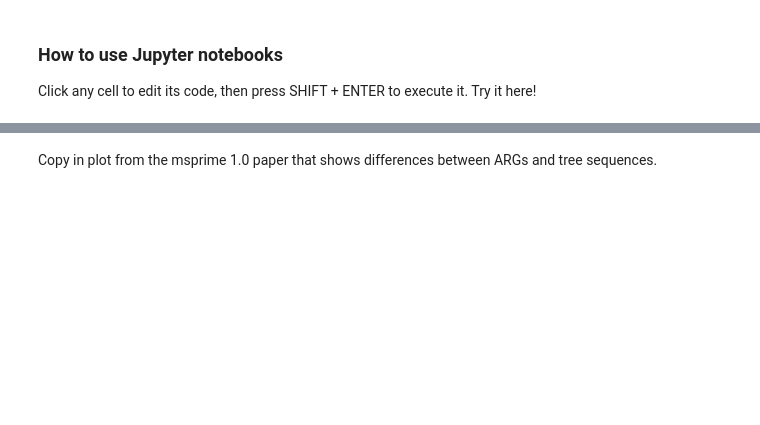
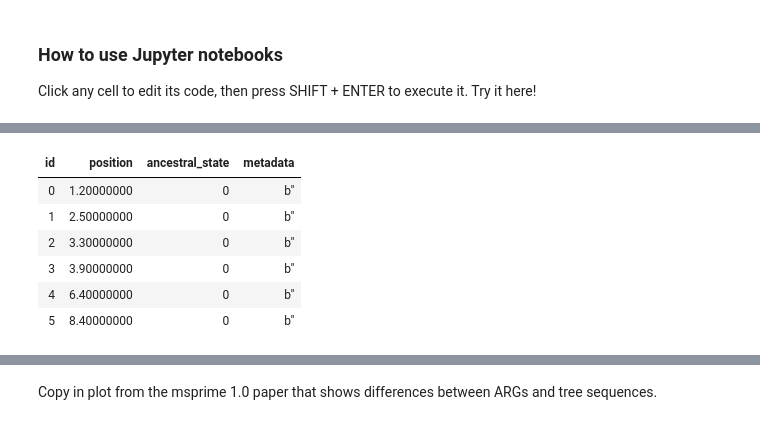
Before and after one commit to gtsambos/2022-ts-workshops, a Jupyter notebook: 1-Introduction-and-motivation.ipynb, the cells around one changed output, grey strips where cells are left out. Saved outputs shown, nothing was run; the diff lists cells and outputs as text; code cells hidden in the pictures; blank space fills up the shorter version.

```diff
--- a/1-Introduction-and-motivation.ipynb
+++ b/1-Introduction-and-motivation.ipynb
@@ -195,0 +239,10 @@ Edge(left=0.5, right=1.0, parent=10, child=8, metadata=b'', id=9)
+# %%
+ts.tables.sites
+# %% [output]
+| id | position | ancestral_state | metadata |
+| 0 | 1.20000000 | 0 | b'' |
+| 1 | 2.50000000 | 0 | b'' |
+| 2 | 3.30000000 | 0 | b'' |
+| 3 | 3.90000000 | 0 | b'' |
+| 4 | 6.40000000 | 0 | b'' |
+| 5 | 8.40000000 | 0 | b'' |
```
Also changed, not shown: parts of 29 cells of this notebook, 7 other files.
